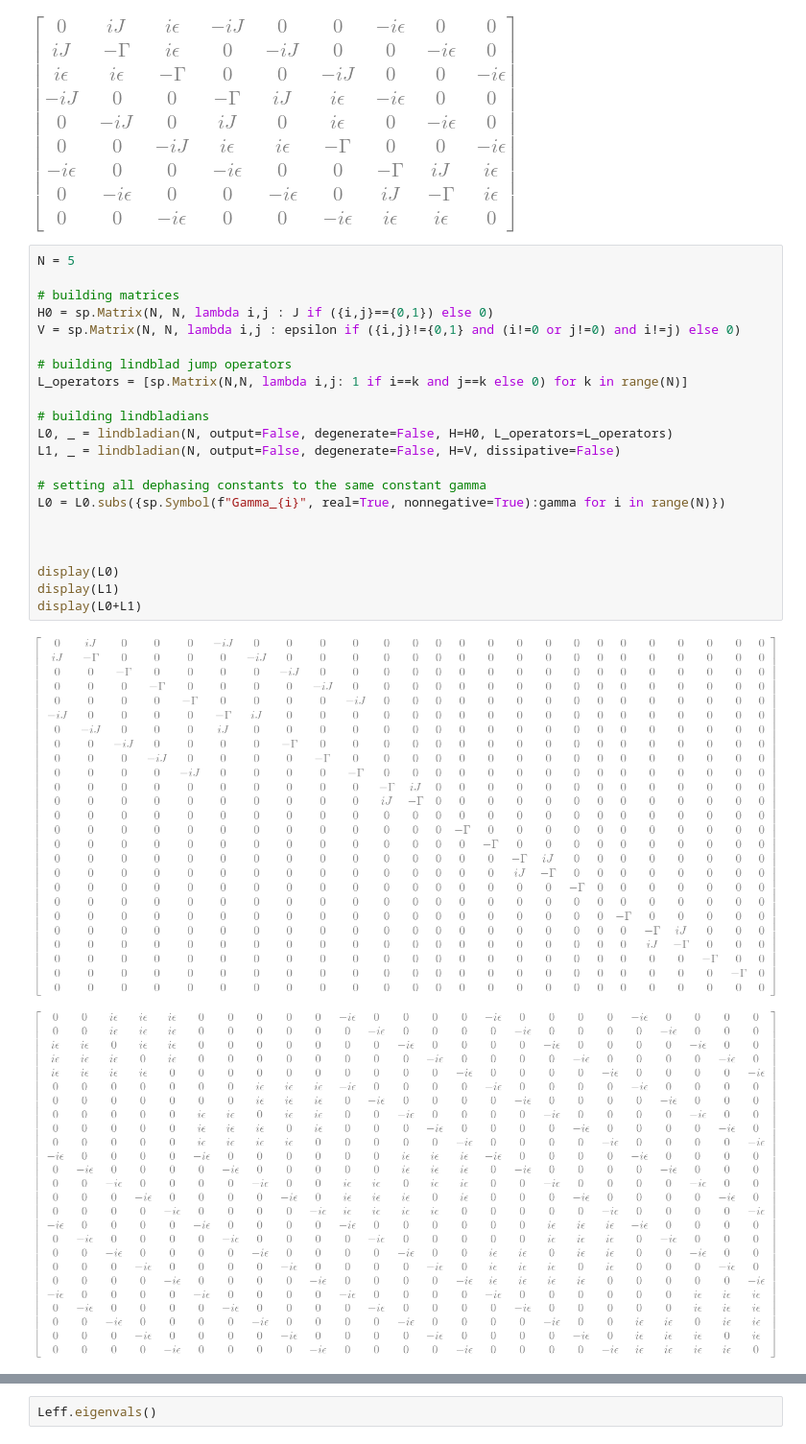
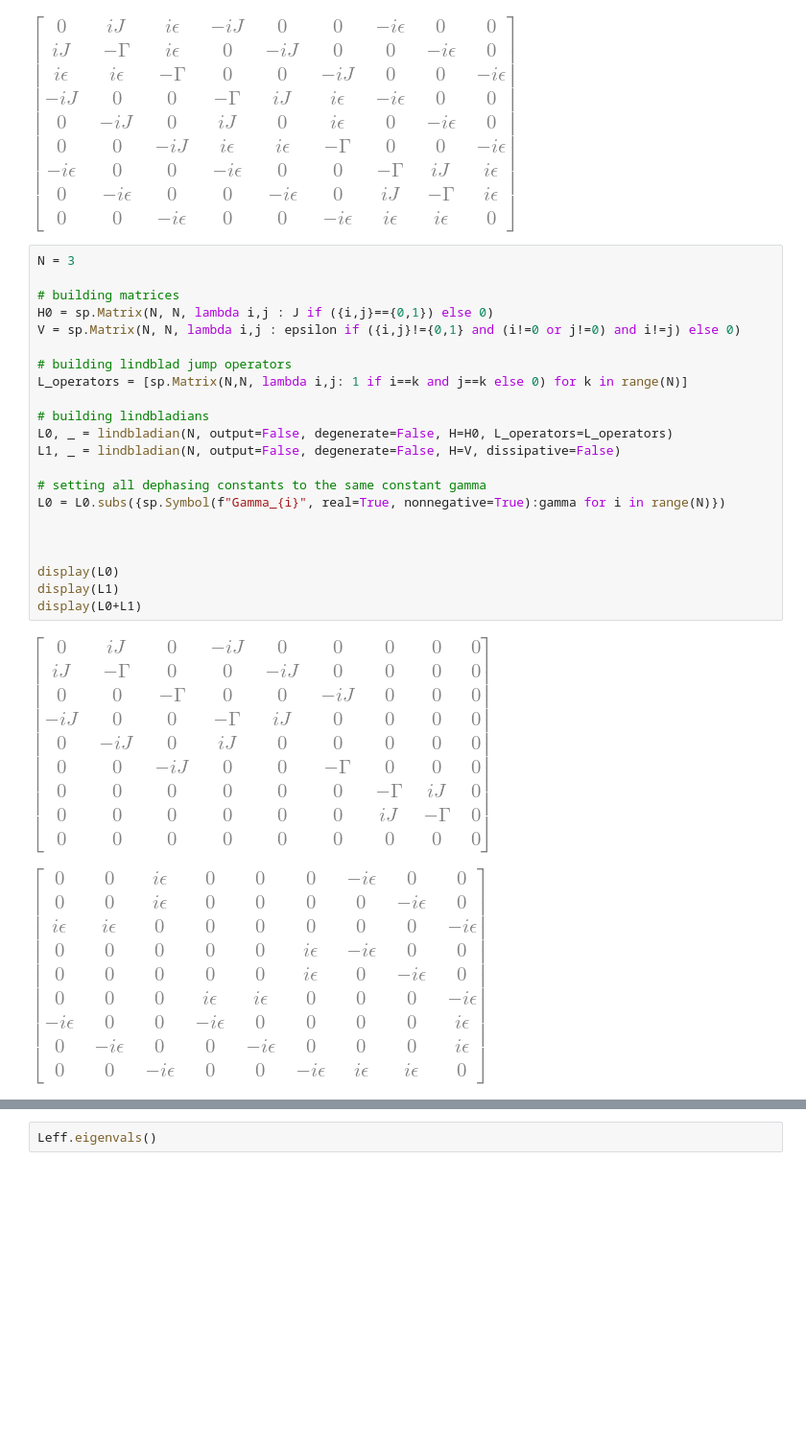
Before and after one commit to kiwipretzel/nserc-2026, a Jupyter notebook: [3.4] [n-site (degenerate), single-body, general epsilon's, local dephasing]/[3.4.0] [n-site,single-body,degenerate] [june 19].ipynb, the cells around one changed output, grey strips where cells are left out. Shown at 96% size. Cells and saved outputs as stored; diff of their text form; blank space fills up the shorter version.

```diff
--- a/[3.4] [n-site (degenerate), single-body, general epsilon's, local dephasing]/[3.4.0] [n-site,single-body,degenerate] [june 19].ipynb
+++ b/[3.4] [n-site (degenerate), single-body, general epsilon's, local dephasing]/[3.4.0] [n-site,single-body,degenerate] [june 19].ipynb
@@ -183,27 +187,27 @@ display(L)
 [figure]
 [figure]
 # %%
-N = 5
+N = 3
 
 # building matrices
 H0 = sp.Matrix(N, N, lambda i,j : J if ({i,j}=={0,1}) else 0)
 V = sp.Matrix(N, N, lambda i,j : epsilon if ({i,j}!={0,1} and (i!=0 or j!=0) and i!=j) else 0)
 
 # building lindblad jump operators
 L_operators = [sp.Matrix(N,N, lambda i,j: 1 if i==k and j==k else 0) for k in range(N)]
 
 # building lindbladians
 L0, _ = lindbladian(N, output=False, degenerate=False, H=H0, L_operators=L_operators)
 L1, _ = lindbladian(N, output=False, degenerate=False, H=V, dissipative=False)
 
 # setting all dephasing constants to the same constant gamma
 L0 = L0.subs({sp.Symbol(f"Gamma_{i}", real=True, nonnegative=True):gamma for i in range(N)})
 
 
 
 display(L0)
 display(L1)
 display(L0+L1)
 # %% [output]
-[figure, old version]
+[figure, new version]
-[figure, old version]
+[figure, new version]
```
Also changed, not shown: parts of 11 cells of this notebook, 4 other files.
